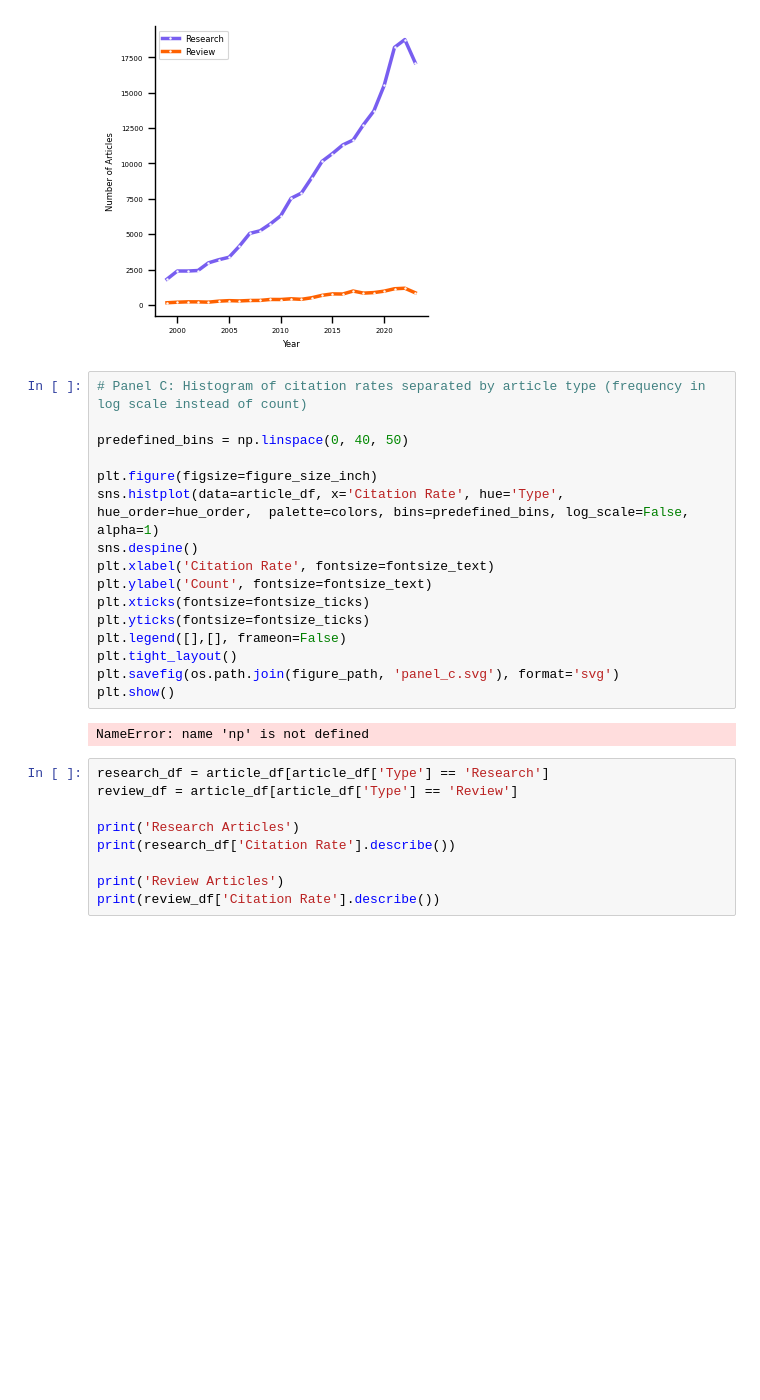
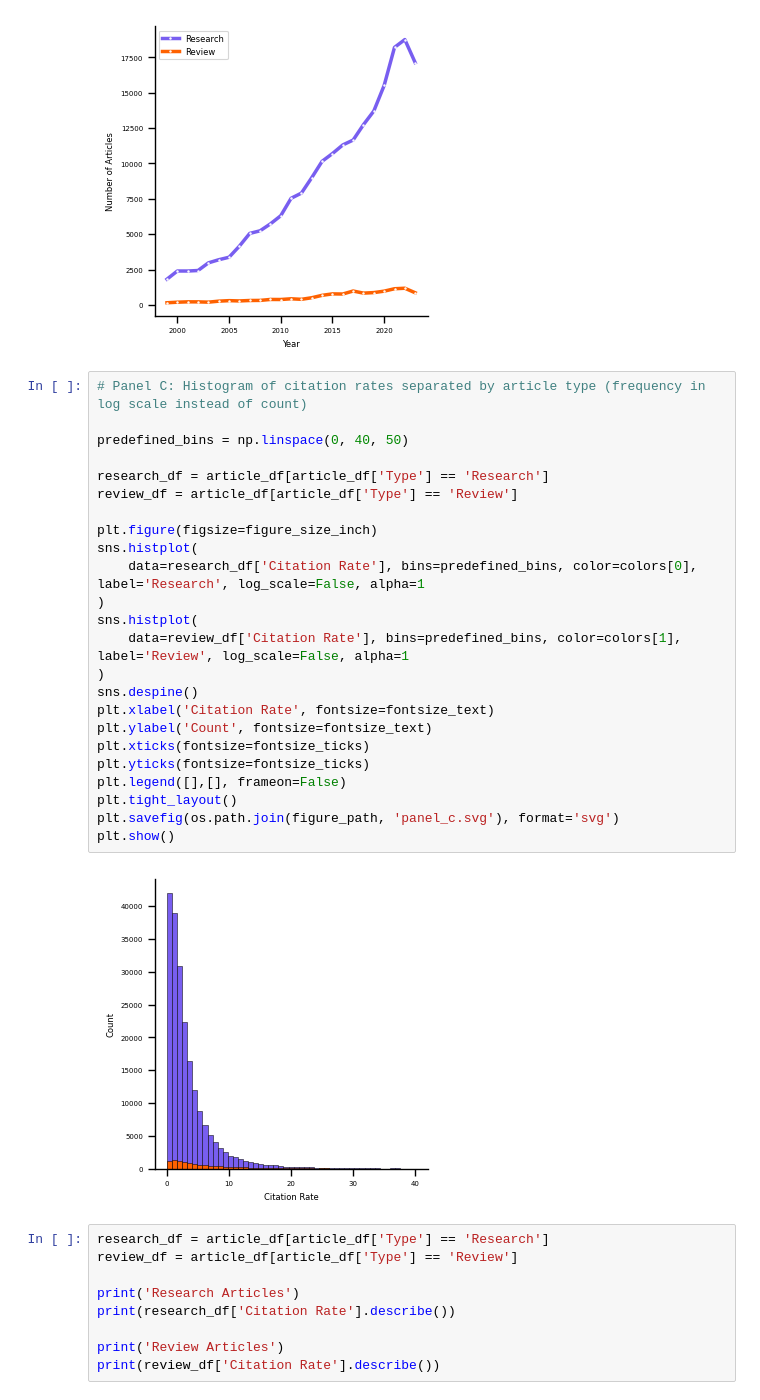
Before and after one commit to MSenden/PsychoScape, a Jupyter notebook: notebooks/results_00_nutshell.ipynb, the cells around one changed output. Drawn from its saved outputs; the diff is of its cells as text; blank space fills up the shorter version.

Commit message:
corrected citation rate

```diff
--- a/notebooks/results_00_nutshell.ipynb
+++ b/notebooks/results_00_nutshell.ipynb
@@ -111,21 +111,29 @@ plt.show()
 # %%
 # Panel C: Histogram of citation rates separated by article type (frequency in log scale instead of count)
 
 predefined_bins = np.linspace(0, 40, 50)
 
+research_df = article_df[article_df['Type'] == 'Research']
+review_df = article_df[article_df['Type'] == 'Review']
+
 plt.figure(figsize=figure_size_inch)
-sns.histplot(data=article_df, x='Citation Rate', hue='Type', hue_order=hue_order,  palette=colors, bins=predefined_bins, log_scale=False, alpha=1)
+sns.histplot(
+    data=research_df['Citation Rate'], bins=predefined_bins, color=colors[0], label='Research', log_scale=False, alpha=1
+)
+sns.histplot(
+    data=review_df['Citation Rate'], bins=predefined_bins, color=colors[1], label='Review', log_scale=False, alpha=1
+)
 sns.despine()
 plt.xlabel('Citation Rate', fontsize=fontsize_text)
 plt.ylabel('Count', fontsize=fontsize_text)
 plt.xticks(fontsize=fontsize_ticks)
 plt.yticks(fontsize=fontsize_ticks)
 plt.legend([],[], frameon=False)
 plt.tight_layout()
 plt.savefig(os.path.join(figure_path, 'panel_c.svg'), format='svg')
 plt.show()
 # %% [output]
-NameError: name 'np' is not defined
+[figure, added]
 # %%
 research_df = article_df[article_df['Type'] == 'Research']
 review_df = article_df[article_df['Type'] == 'Review']
```
